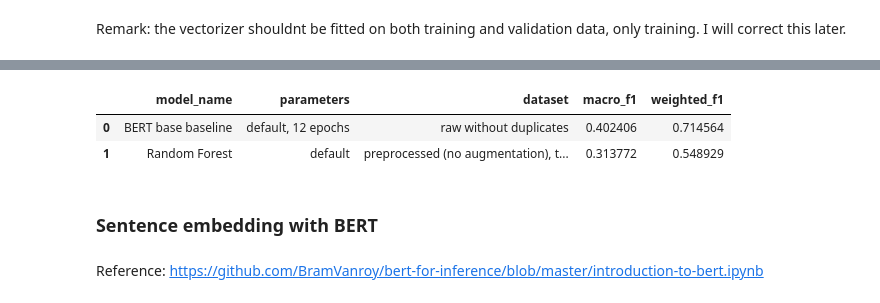
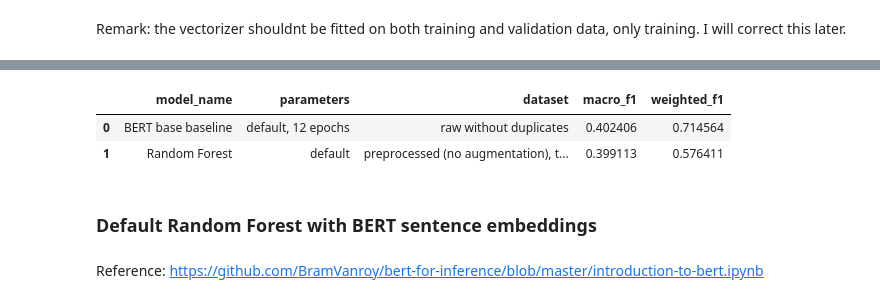
Before and after one commit to lcesaratto/Staatlichen-Ausgaben-Klassifizierung, a Jupyter notebook: 4_Modelling.ipynb, the cells around one changed output, grey strips where cells are left out. Drawn from its saved outputs; the diff is of its cells as text; code cells hidden in the pictures.

Commit message:
updated scores

```diff
--- a/4_Modelling.ipynb
+++ b/4_Modelling.ipynb
@@ -35,16 +35,18 @@ Remark: the vectorizer shouldnt be fitted on both training and validation data,
 # %%
 from sklearn.feature_extraction.text import TfidfVectorizer
 
+X_tfidf = X.copy()
+
 vectorizer = TfidfVectorizer()
-vectorizer.fit(X["Zweck"])
+vectorizer.fit(X_tfidf["Zweck"])
 
-tfidf_encodings = vectorizer.transform(X["Zweck"])
+tfidf_encodings = vectorizer.transform(X_tfidf["Zweck"])
 
-X = pd.DataFrame(tfidf_encodings.toarray())
-X.columns = vectorizer.get_feature_names()
+X_tfidf = pd.DataFrame(tfidf_encodings.toarray())
+X_tfidf.columns = vectorizer.get_feature_names()
 
 print(len(vectorizer.vocabulary_))
-print(len(X.iloc[0]))
+print(len(X_tfidf.iloc[0]))
 
-X.head(5)
+X_tfidf.head(5)
 # %% [output]
@@ -77,11 +79,19 @@ scorer_weighted_f1 = make_scorer(custom_scorer_weighted_f1, greater_is_better=Tr
 
 rf = RandomForestClassifier(random_state=42)
 
-scores = cross_validate(rf, X, y["Politikbereich"].values, cv=3,
-                                    scoring = {"macro_f1": scorer_macro_f1,"weighted_f1": scorer_weighted_f1},
-                                    return_train_score = False,
-                                    verbose=1,
-                                    n_jobs=10)
+scores = cross_validate(rf,
+                        X_tfidf,
+                        y["Politikbereich"].values,
+                        cv=10,
+                        scoring = {"macro_f1": scorer_macro_f1,"weighted_f1": scorer_weighted_f1},
+                        return_train_score = False,
+                        verbose=1,
+                        n_jobs=10)
+
+scores = pd.DataFrame(scores)
+
+avg_macro_f1 = scores["test_macro_f1"].mean()
+avg_weighted_f1 = scores["test_weighted_f1"].mean()
 
 scores
 # %% [output]
@@ -94,24 +112,24 @@ scores
 # %%
 import pandas as pd
 
 tmp = pd.read_csv("results/results.csv")
 tmp = tmp.append(   {
                     "model_name": "Random Forest",
                     "parameters": "default",
                     "dataset": "preprocessed (no augmentation), tfidf",
-                    "macro_f1": 0.31377238,
-                    "weighted_f1": 0.54892923
+                    "macro_f1": avg_macro_f1,
+                    "weighted_f1": avg_weighted_f1
                     },
                     ignore_index=True)
 
 tmp.to_csv("results/results.csv", index=False)
 tmp.head(10)
 # %% [output]
 |  | model_name | parameters | dataset | macro_f1 | weighted_f1 |
 | 0 | BERT base baseline | default, 12 epochs | raw without duplicates | 0.402406 | 0.714564 |
-| 1 | Random Forest | default | preprocessed (no augmentation), t... | 0.313772 | 0.548929 |
+| 1 | Random Forest | default | preprocessed (no augmentation), t... | 0.399113 | 0.576411 |
 # %% [markdown]
-### Sentence embedding with BERT
+### Default Random Forest with BERT sentence embeddings
 # %% [markdown]
 Reference: https://github.com/BramVanroy/bert-for-inference/blob/master/introduction-to-bert.ipynb
 # %%
```
Also changed, not shown: parts of 7 cells of this notebook, 1 other file.
